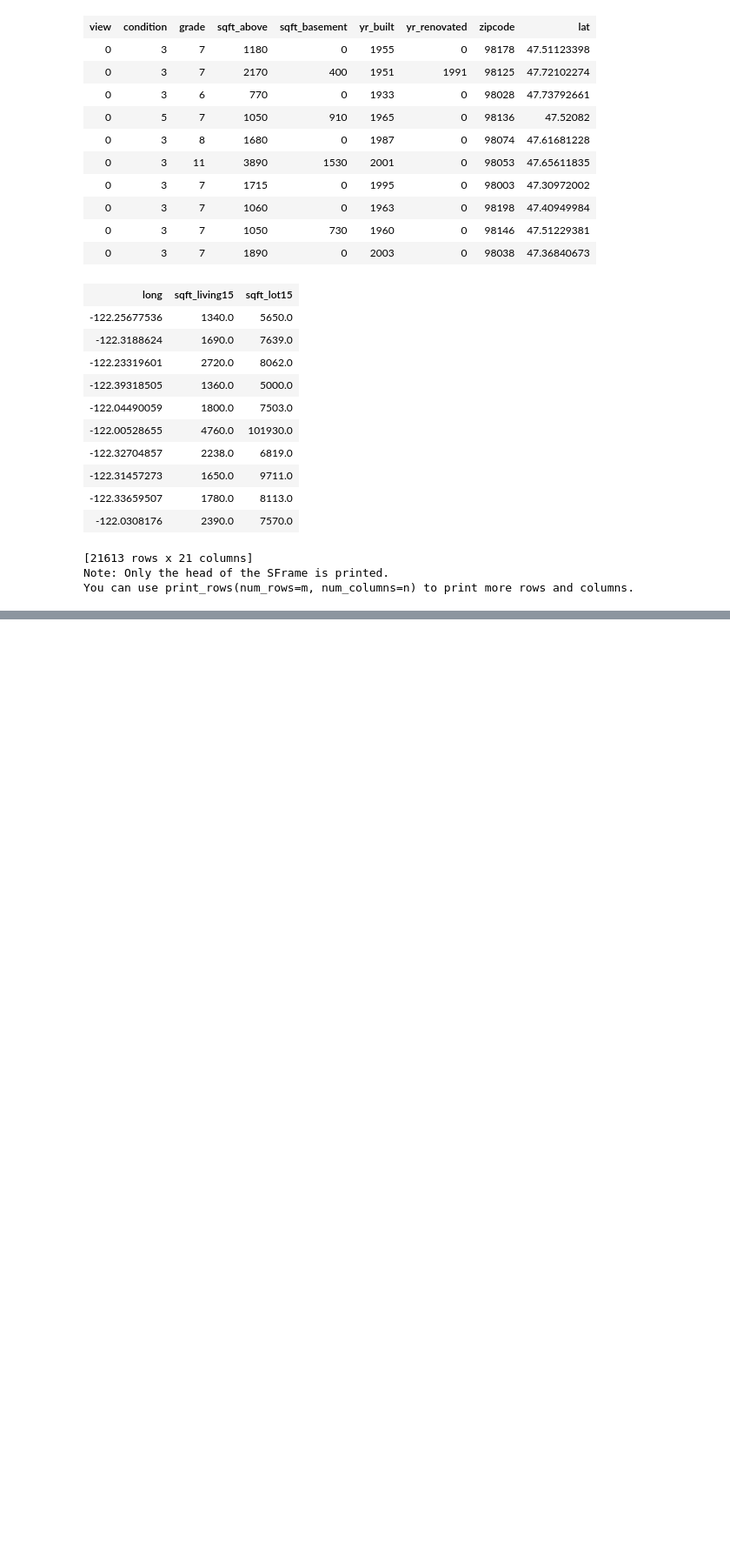
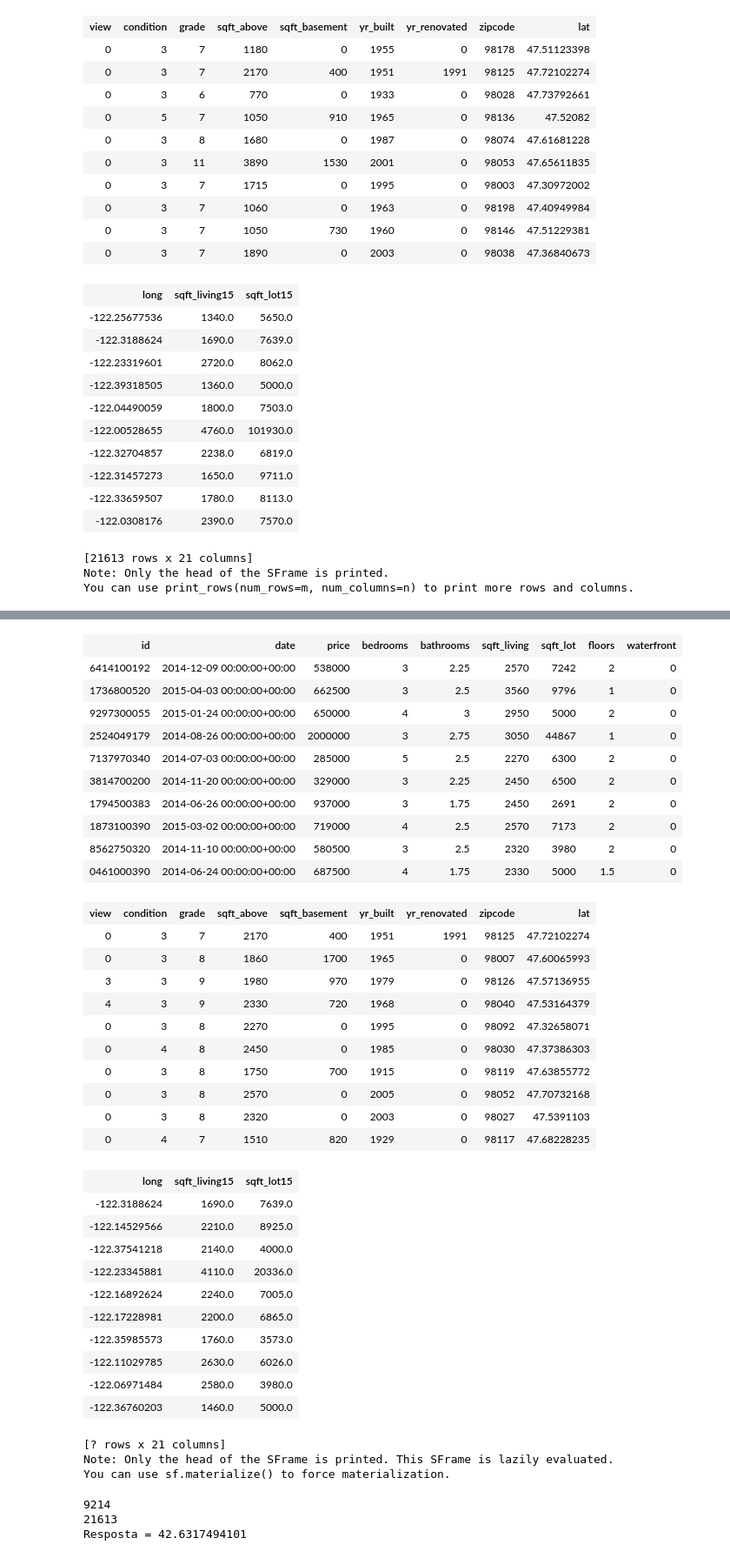
Before and after one commit to daviluis321/Sistemas-Inteligentes, a Jupyter notebook: pratica1/vitorio/pratica01.ipynb, the cells around one changed output, grey strips where cells are left out. Shown at 87% size. Drawn from its saved outputs; the diff is of its cells as text; code cells hidden in the pictures; blank space fills up the shorter version.

```diff
--- a/pratica1/vitorio/pratica01.ipynb
+++ b/pratica1/vitorio/pratica01.ipynb
@@ -73,0 +164,57 @@ print vendas_model.evaluate(vendas_teste)
+# %%
+filtar = vendas[ (vendas['sqft_living'] >= 2000) & (vendas['sqft_living'] < 4000) ]
+# %%
+filtar
+# %% [output]
+| id | date | price | bedrooms | bathrooms | sqft_living | sqft_lot | floors | waterfront |
+| 6414100192 | 2014-12-09 00:00:00+00:00 | 538000 | 3 | 2.25 | 2570 | 7242 | 2 | 0 |
+| 1736800520 | 2015-04-03 00:00:00+00:00 | 662500 | 3 | 2.5 | 3560 | 9796 | 1 | 0 |
+| 9297300055 | 2015-01-24 00:00:00+00:00 | 650000 | 4 | 3 | 2950 | 5000 | 2 | 0 |
+| 2524049179 | 2014-08-26 00:00:00+00:00 | 2000000 | 3 | 2.75 | 3050 | 44867 | 1 | 0 |
+| 7137970340 | 2014-07-03 00:00:00+00:00 | 285000 | 5 | 2.5 | 2270 | 6300 | 2 | 0 |
+| 3814700200 | 2014-11-20 00:00:00+00:00 | 329000 | 3 | 2.25 | 2450 | 6500 | 2 | 0 |
+| 1794500383 | 2014-06-26 00:00:00+00:00 | 937000 | 3 | 1.75 | 2450 | 2691 | 2 | 0 |
+| 1873100390 | 2015-03-02 00:00:00+00:00 | 719000 | 4 | 2.5 | 2570 | 7173 | 2 | 0 |
+| 8562750320 | 2014-11-10 00:00:00+00:00 | 580500 | 3 | 2.5 | 2320 | 3980 | 2 | 0 |
+| 0461000390 | 2014-06-24 00:00:00+00:00 | 687500 | 4 | 1.75 | 2330 | 5000 | 1.5 | 0 |
+| view | condition | grade | sqft_above | sqft_basement | yr_built | yr_renovated | zipcode | lat |
+| 0 | 3 | 7 | 2170 | 400 | 1951 | 1991 | 98125 | 47.72102274 |
+| 0 | 3 | 8 | 1860 | 1700 | 1965 | 0 | 98007 | 47.60065993 |
+| 3 | 3 | 9 | 1980 | 970 | 1979 | 0 | 98126 | 47.57136955 |
+| 4 | 3 | 9 | 2330 | 720 | 1968 | 0 | 98040 | 47.53164379 |
+| 0 | 3 | 8 | 2270 | 0 | 1995 | 0 | 98092 | 47.32658071 |
+| 0 | 4 | 8 | 2450 | 0 | 1985 | 0 | 98030 | 47.37386303 |
+| 0 | 3 | 8 | 1750 | 700 | 1915 | 0 | 98119 | 47.63855772 |
+| 0 | 3 | 8 | 2570 | 0 | 2005 | 0 | 98052 | 47.70732168 |
+| 0 | 3 | 8 | 2320 | 0 | 2003 | 0 | 98027 | 47.5391103 |
+| 0 | 4 | 7 | 1510 | 820 | 1929 | 0 | 98117 | 47.68228235 |
+| long | sqft_living15 | sqft_lot15 |
+| -122.3188624 | 1690.0 | 7639.0 |
+| -122.14529566 | 2210.0 | 8925.0 |
+| -122.37541218 | 2140.0 | 4000.0 |
+| -122.23345881 | 4110.0 | 20336.0 |
+| -122.16892624 | 2240.0 | 7005.0 |
+| -122.17228981 | 2200.0 | 6865.0 |
+| -122.35985573 | 1760.0 | 3573.0 |
+| -122.11029785 | 2630.0 | 6026.0 |
+| -122.06971484 | 2580.0 | 3980.0 |
+| -122.36760203 | 1460.0 | 5000.0 |
+[? rows x 21 columns]
+Note: Only the head of the SFrame is printed. This SFrame is lazily evaluated.
+You can use sf.materialize() to force materialization.
+# %%
+from __future__ import division
+
+print filtar.num_rows()
+print vendas.num_rows()
+
+filtrados = filtar.num_rows()
+total = vendas.num_rows()
+
+vendas_farcion = (int(filtrados) / int(total)) * 100
+
+print 'Resposta = %s'%(vendas_farcion)
+# %% [output]
+9214
+21613
+Resposta = 42.6317494101
```
Also changed, not shown: parts of 18 cells of this notebook.
